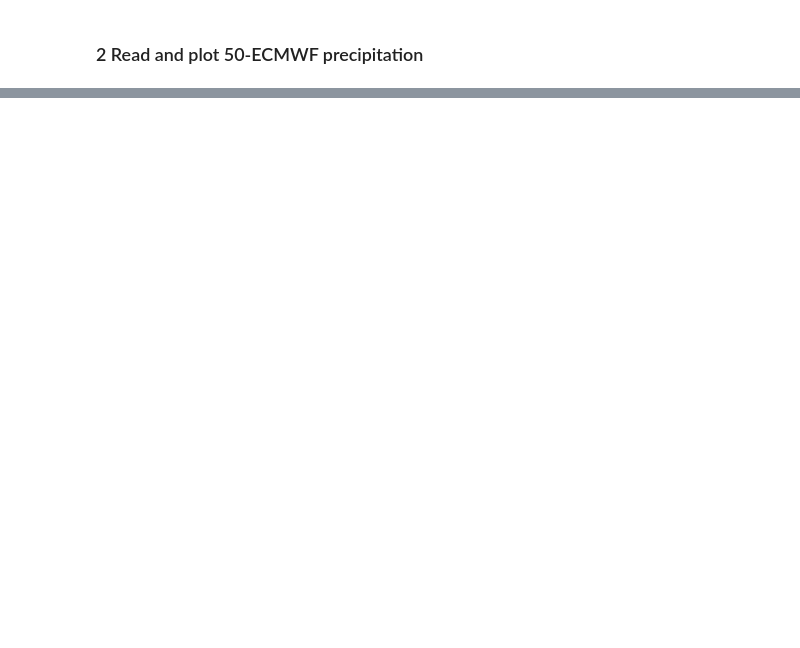
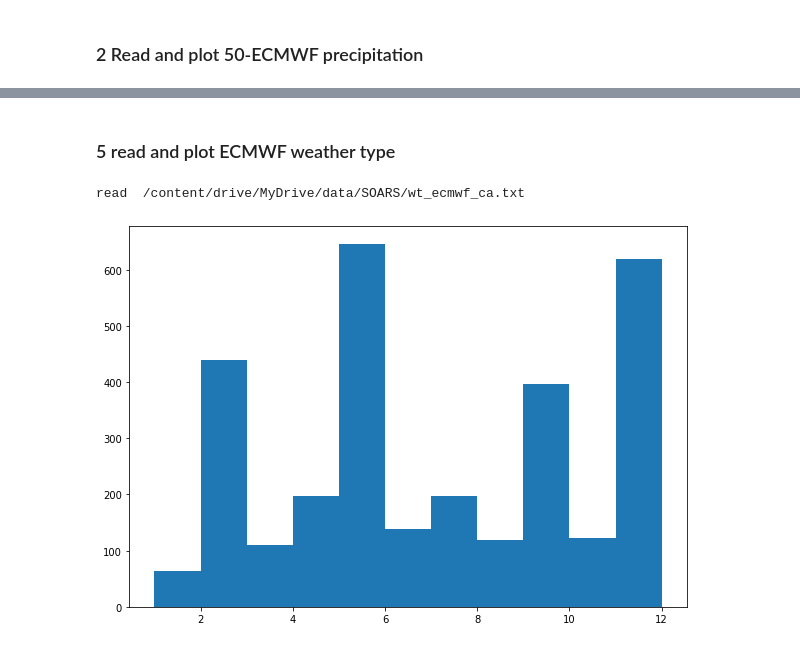
Before and after one commit to ming80302/SOARS, a Jupyter notebook: rd_csv_soar.ipynb, the cells around one changed output, grey strips where cells are left out. Cells and saved outputs as stored; diff of their text form; code cells hidden in the pictures; blank space fills up the shorter version.

```diff
--- a/rd_csv_soar.ipynb
+++ b/rd_csv_soar.ipynb
@@ -70,0 +112,32 @@ df_prism.prec.plot(color='black')
+# %% [markdown]
+### 5 read and plot ECMWF weather type
+# %%
+flnm = dir_i + 'wt_ecmwf_ca.txt'
+print('read ', flnm)
+
+df_ec = pd.read_csv(flnm, header = None, delim_whitespace=True)
+
+# create column names for dateFrame
+list = ['year','month', 'day']
+for nm in range(1,51):
+  mem = 'mem' + '%02d'%nm
+  list.append(mem)
+
+df_ec.columns = list
+
+# create index
+n_date = len(df)
+
+df_ec.index = date_ind
+#print(df_ec.head)
+
+data = df_ec.iloc[:,3:].values.flatten() ##.stack()
+n_unique = np.unique(data)
+#print(n_unique, '------')
+
+fig = plt.figure(figsize =(10, 7))
+
+plt.hist(data, bins = n_unique);
+# %% [output]
+read  /content/drive/MyDrive/data/SOARS/wt_ecmwf_ca.txt
+[figure, added]
```
Also changed, not shown: parts of 10 cells of this notebook.
